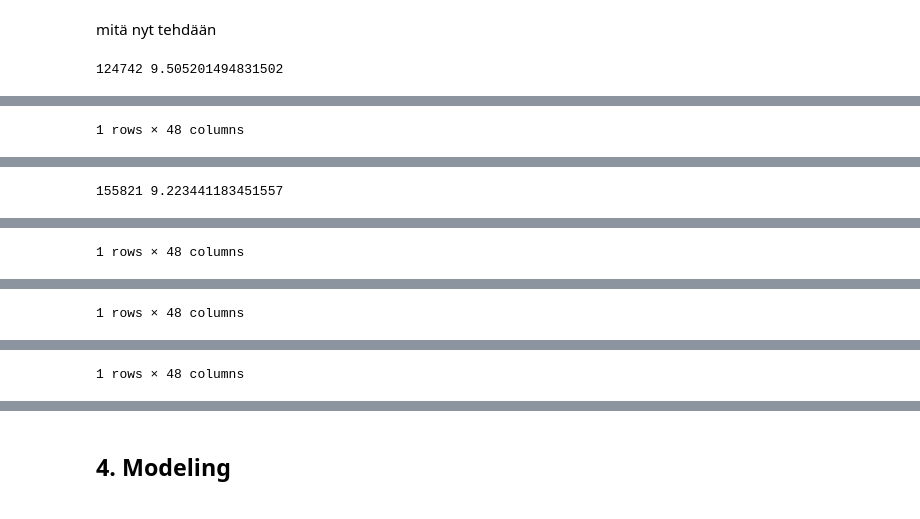
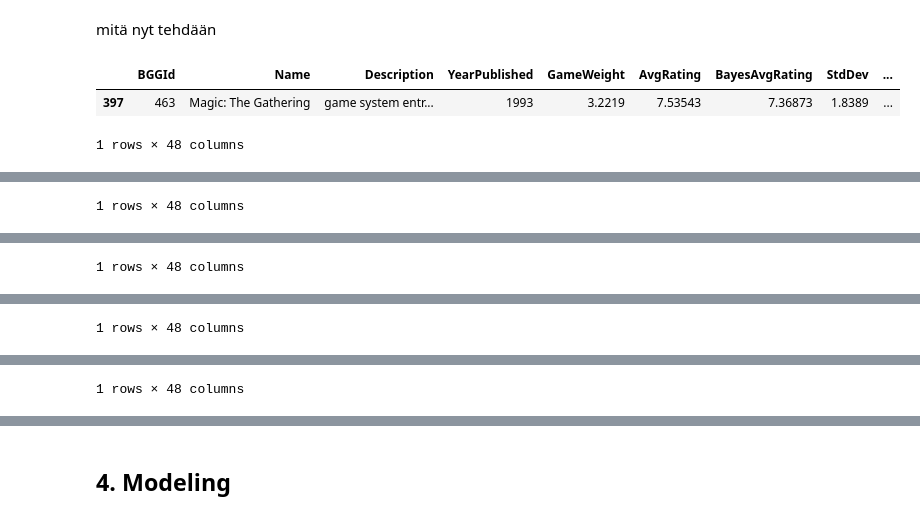
Before and after one commit to VilleSchulz/Machine-learning, a Jupyter notebook: Projekti/boardgamerecommender.ipynb, the cells around one changed output, grey strips where cells are left out. Drawn from its saved outputs; the diff is of its cells as text; code cells hidden in the pictures.

```diff
--- a/Projekti/boardgamerecommender.ipynb
+++ b/Projekti/boardgamerecommender.ipynb
@@ -304,99 +298,84 @@ _, algo = dump.load('model.pkl')
 # %%
-# def user_predictions(username):
-#     user_id = id_map.get(username)
-#     inner_id = trainset.to_inner_uid(user_id)
-#
-#     user_items = set([j for (j, _) in trainset.ur[inner_id]])  # items rated by user
-#     all_items = set(range(trainset.n_items))
-#     unseen_items = all_items - user_items
-#
-#     # Build a test set only for that user
-#     testset = [(user_id, trainset.to_raw_iid(i), 0.) for i in unseen_items]
-#
-#     # Get predictions for this user
-#     predictions = algo.test(testset)
-#
-#     return predictions
+import numpy as np
+from sklearn.metrics.pairwise import cosine_similarity
 
-from sklearn.metrics.pairwise import cosine_similarity
-import numpy as np
-
-def top_similar_users(user_id, top_n=10):
+def top_similar_users(username, model, top_n=10):
     """
-    Returns top-N similar users to a given user_id.
-    user_id: raw user ID
+    Returns top-N similar users to a given username (raw ID).
     """
     try:
-        inner_uid = trainset.to_inner_uid(user_id)
+        inner_uid = model.trainset.to_inner_uid(username)
     except ValueError:
         return []
 
-    user_vec = algo.pu[inner_uid].reshape(1, -1)
-    sims = cosine_similarity(user_vec, algo.pu)[0]
+    user_vec = model.pu[inner_uid].reshape(1, -1)
+    sims = cosine_similarity(user_vec, model.pu)[0]
 
     # Exclude self
     top_inner = np.argsort(-sims)[1:top_n+1]
-    return [trainset.to_raw_uid(i) for i in top_inner]
+    return [model.trainset.to_raw_uid(i) for i in top_inner]
 
 
-def user_predictions(username, top_n_items=None):
+def user_predictions(username, model, top_n_items=None):
     """
     Predict ratings for all unseen items for a given username.
     Optionally, return only top-N items.
     """
-    # Map username -> internal ID
-    user_id = id_map.get(username)
-    inner_id = trainset.to_inner_uid(user_id)
+    try:
+        inner_uid = model.trainset.to_inner_uid(username)
+    except ValueError:
+        return []
 
     # Items already rated by user
-    user_items = set([j for (j, _) in trainset.ur[inner_id]])
-    all_items = set(range(trainset.n_items))
+    user_items = {iid for (iid, _) in model.trainset.ur[inner_uid]}
+    all_items = set(range(model.trainset.n_items))
     unseen_items = all_items - user_items
 
     # Build test set (user x unseen items)
-    testset = [(user_id, trainset.to_raw_iid(i), 0.) for i in unseen_items]
+    testset = [(username, model.trainset.to_raw_iid(i), 0.) for i in unseen_items]
 
     # Get predictions
-    predictions = algo.test(testset)
+    predictions = model.test(testset)
 
     # Optionally keep top-N items
     if top_n_items:
         predictions = sorted(predictions, key=lambda x: x.est, reverse=True)[:top_n_items]
 
     return predictions
 
 
-def user_predictions_from_similar(username, top_n_users=5, top_n_items=10):
+def user_predictions_from_similar(username, model, top_n_users=5, top_n_items=10):
     """
     Predict items for a user based on items liked by similar users.
     """
-    user_id = id_map.get(username)
-    similar_users = top_similar_users(user_id, top_n=top_n_users)
+    similar_users = top_similar_users(username, model, top_n=top_n_users)
 
     # Collect items rated by similar users
     similar_items = set()
     for su in similar_users:
-        inner_uid = trainset.to_inner_uid(su)
-        similar_items.update([trainset.to_raw_iid(iid) for (iid, _) in trainset.ur[inner_uid]])
+        inner_uid = model.trainset.to_inner_uid(su)
+        similar_items.update([model.trainset.to_raw_iid(iid) for (iid, _) in model.trainset.ur[inner_uid]])
 
     # Filter out items already rated by target user
-    inner_uid_target = trainset.to_inner_uid(user_id)
-    user_items = set([trainset.to_raw_iid(iid) for (iid, _) in trainset.ur[inner_uid_target]])
+    inner_uid_target = model.trainset.to_inner_uid(username)
+    user_items = {model.trainset.to_raw_iid(iid) for (iid, _) in model.trainset.ur[inner_uid_target]}
     candidate_items = similar_items - user_items
 
     # Build test set and predict
-    testset = [(user_id, iid, 0.) for iid in candidate_items]
-    predictions = algo.test(testset)
+    testset = [(username, iid, 0.) for iid in candidate_items]
+    predictions = model.test(testset)
     predictions = sorted(predictions, key=lambda x: x.est, reverse=True)[:top_n_items]
 
     return predictions
 
-predictions = user_predictions_from_similar(target_user)
+
+# Example usage
+predictions = user_predictions_from_similar(target_user, ratings_model)
 
 top10 = sorted(predictions, key=lambda x: x.est, reverse=True)[:10]
 for pred in top10:
-    # iid = trainset.to_raw_iid(pred.iid)
-    print(pred.iid, pred.est)
     display(df_games_reduced[df_games_reduced["BGGId"] == pred.iid])
 # %% [output]
+|  | BGGId | Name | Description | YearPublished | GameWeight | AvgRating | BayesAvgRating | StdDev | ... |
+| 397 | 463 | Magic: The Gathering | game system entr... | 1993 | 3.2219 | 7.53543 | 7.36873 | 1.8389 | ... |
-124742 9.505201494831502
+1 rows × 48 columns
@@ -406 +387 @@ for pred in top10:
-155821 9.223441183451557
+1 rows × 48 columns
@@ -417 +397,0 @@ for pred in top10:
-1 rows × 48 columns
```
Also changed, not shown: parts of 7 cells of this notebook.
